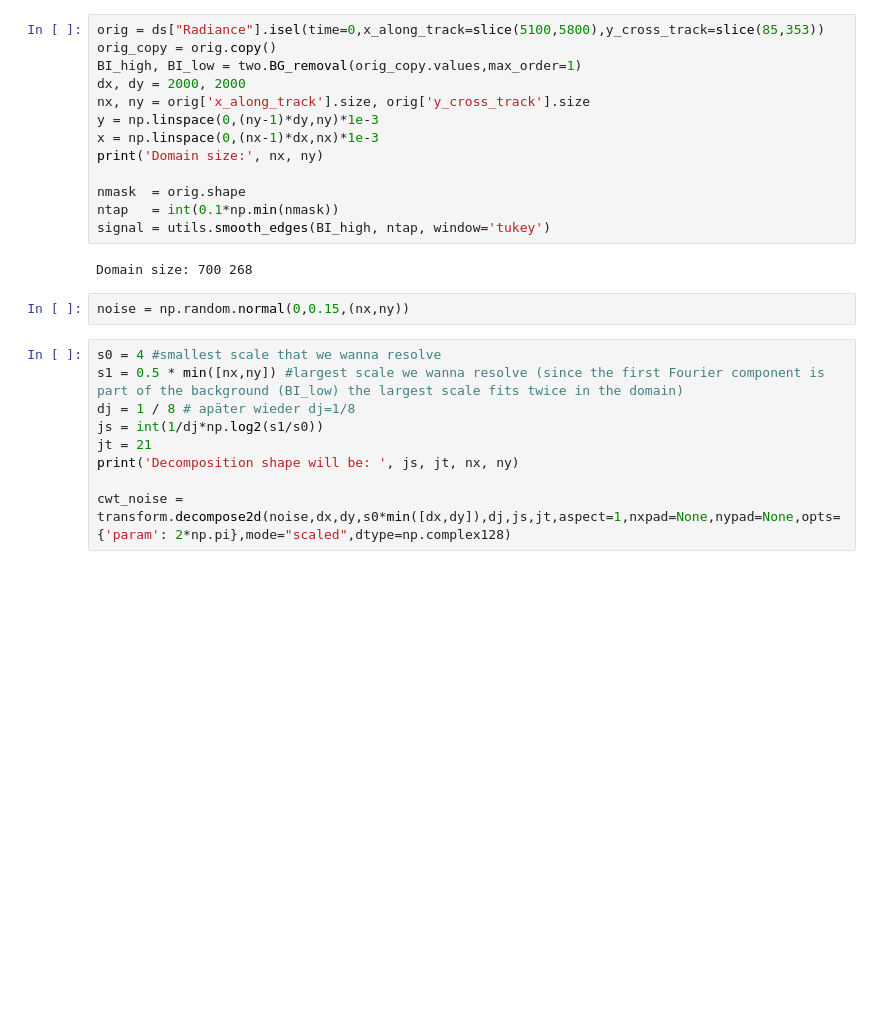
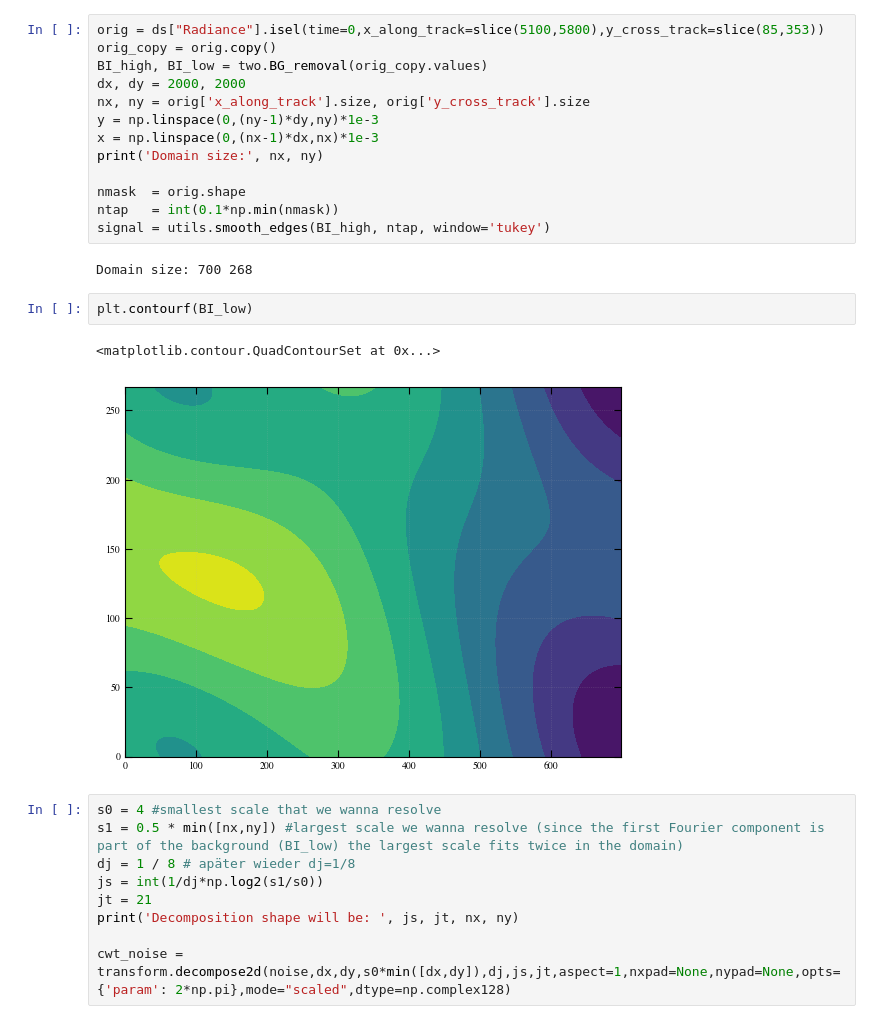
Before and after one commit to Waveguyde/WAVEGUISE, a Jupyter notebook: notebooks/25-2D_AWE_convective_GW.ipynb, the cells around one changed output. Drawn from its saved outputs; the diff is of its cells as text; blank space fills up the shorter version.

```diff
--- a/notebooks/25-2D_AWE_convective_GW.ipynb
+++ b/notebooks/25-2D_AWE_convective_GW.ipynb
@@ -26,7 +26,7 @@ ds = xr.open_dataset(data_path)
 # %%
 orig = ds["Radiance"].isel(time=0,x_along_track=slice(5100,5800),y_cross_track=slice(85,353))
 orig_copy = orig.copy()
-BI_high, BI_low = two.BG_removal(orig_copy.values,max_order=1)
+BI_high, BI_low = two.BG_removal(orig_copy.values)
 dx, dy = 2000, 2000
 nx, ny = orig['x_along_track'].size, orig['y_cross_track'].size
 y = np.linspace(0,(ny-1)*dy,ny)*1e-3
@@ -39,7 +39,10 @@ signal = utils.smooth_edges(BI_high, ntap, window='tukey')
 # %% [output]
 Domain size: 700 268
 # %%
-noise = np.random.normal(0,0.15,(nx,ny))
+plt.contourf(BI_low)
+# %% [output]
+<matplotlib.contour.QuadContourSet at 0x...>
+[figure, added]
 # %%
 s0 = 4 #smallest scale that we wanna resolve
 s1 = 0.5 * min([nx,ny]) #largest scale we wanna resolve (since the first Fourier component is part of the background (BI_low) the largest scale fits twice in the domain)
```
Also changed, not shown: 15 other files.
